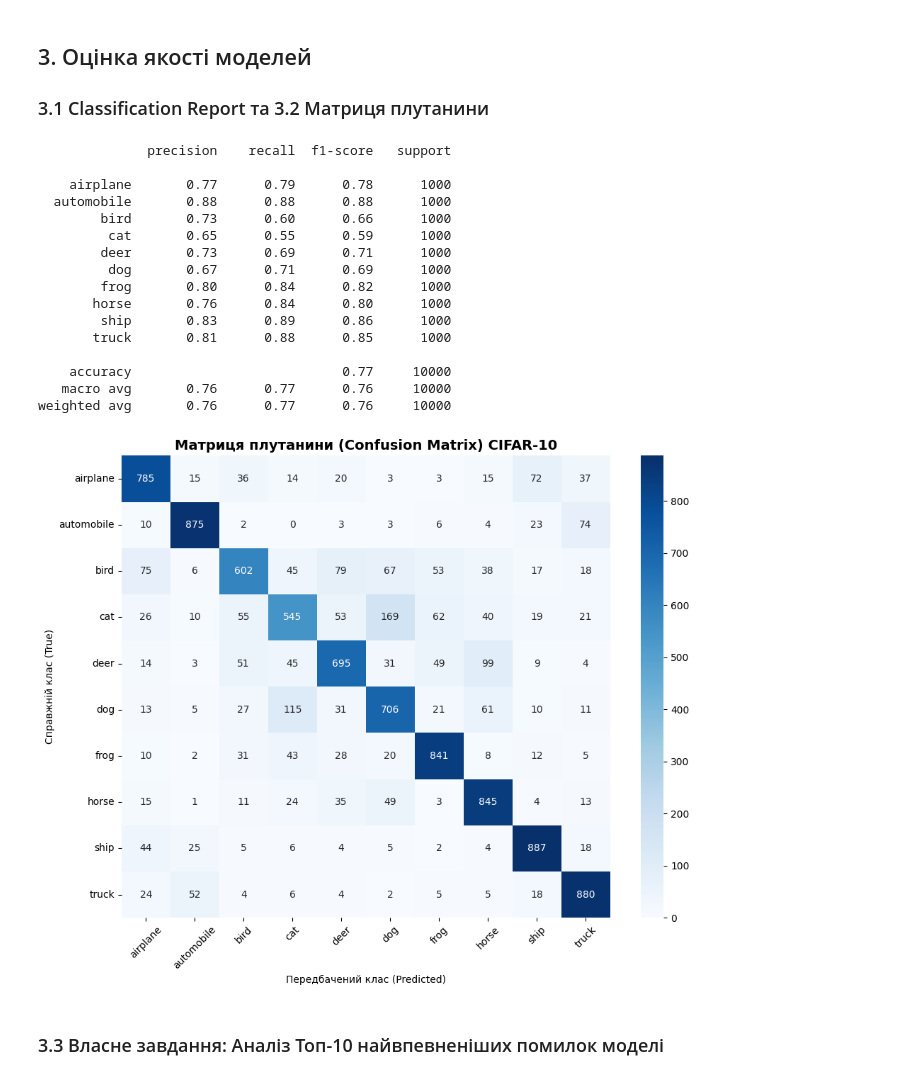
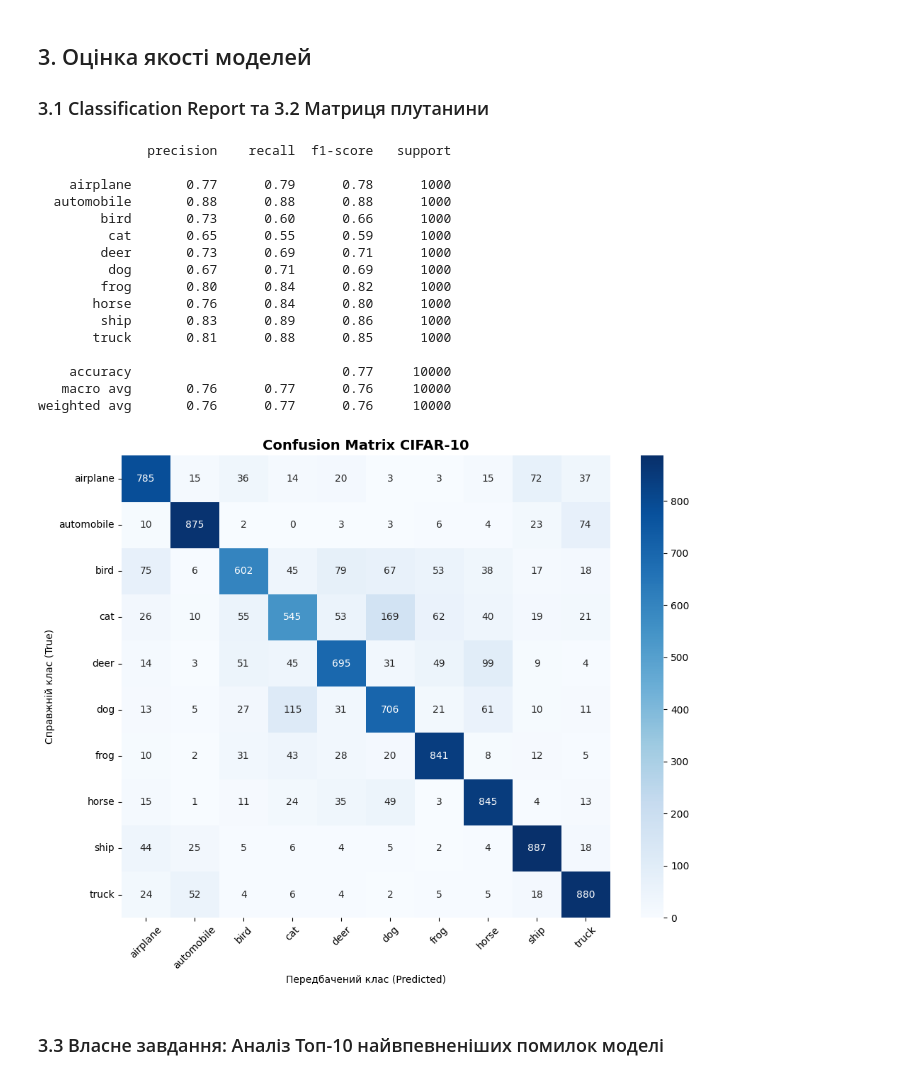
Before and after one commit to Karoshi-man/CV, a Jupyter notebook: lab2/lab2.ipynb, the cells around one changed output. Cells and saved outputs as stored; diff of their text form; code cells hidden in the pictures.

```diff
--- a/lab2/lab2.ipynb
+++ b/lab2/lab2.ipynb
@@ -449,35 +448,35 @@ y_true_classes = np.argmax(y_test_cat, axis=1)
 print(classification_report(y_true_classes, y_pred_classes, target_names=class_names))
 
 cm = confusion_matrix(y_true_classes, y_pred_classes)
 
 plt.figure(figsize=(10, 8), facecolor='white')
 sns.heatmap(cm, annot=True, fmt='d', cmap='Blues',
             xticklabels=class_names, yticklabels=class_names)
-plt.title('Матриця плутанини (Confusion Matrix) CIFAR-10', fontsize=14, fontweight='bold')
+plt.title('Confusion Matrix CIFAR-10', fontsize=14, fontweight='bold')
 plt.ylabel('Справжній клас (True)')
 plt.xlabel('Передбачений клас (Predicted)')
 plt.xticks(rotation=45)
 plt.tight_layout()
 plt.savefig(os.path.join(output_dir, 'cifar10_confusion_matrix.png'), dpi=150)
 plt.show()
 # %% [output]
               precision    recall  f1-score   support
 
     airplane       0.77      0.79      0.78      1000
   automobile       0.88      0.88      0.88      1000
         bird       0.73      0.60      0.66      1000
          cat       0.65      0.55      0.59      1000
         deer       0.73      0.69      0.71      1000
          dog       0.67      0.71      0.69      1000
         frog       0.80      0.84      0.82      1000
        horse       0.76      0.84      0.80      1000
         ship       0.83      0.89      0.86      1000
        truck       0.81      0.88      0.85      1000
 
     accuracy                           0.77     10000
    macro avg       0.76      0.77      0.76     10000
 weighted avg       0.76      0.77      0.76     10000
-[figure, old version]
+[figure, new version]
 # %% [markdown]
 ### 3.3 Власне завдання: Аналіз Топ-10 найвпевненіших помилок моделі
 # %%
```
Also changed, not shown: parts of 4 cells of this notebook, 18 other files.
